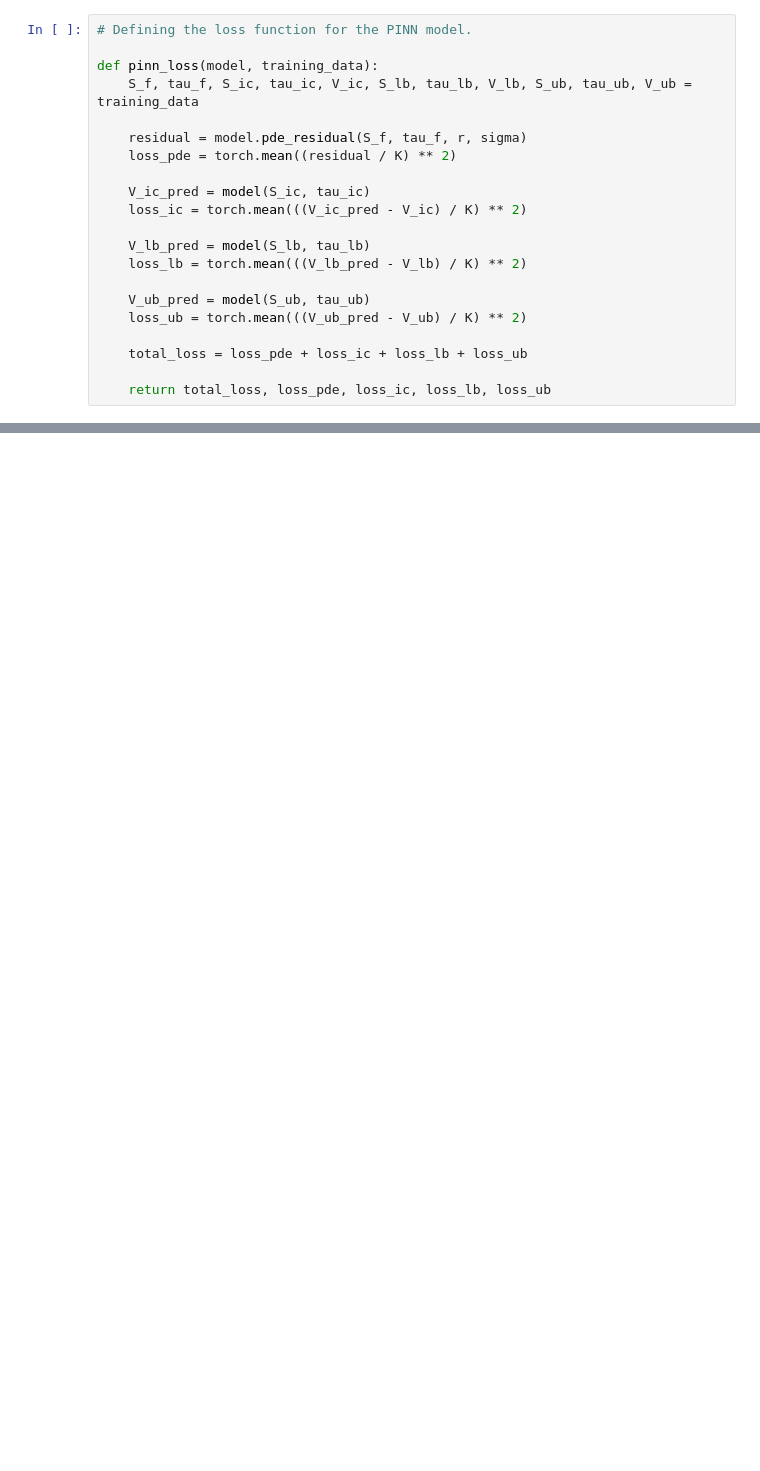
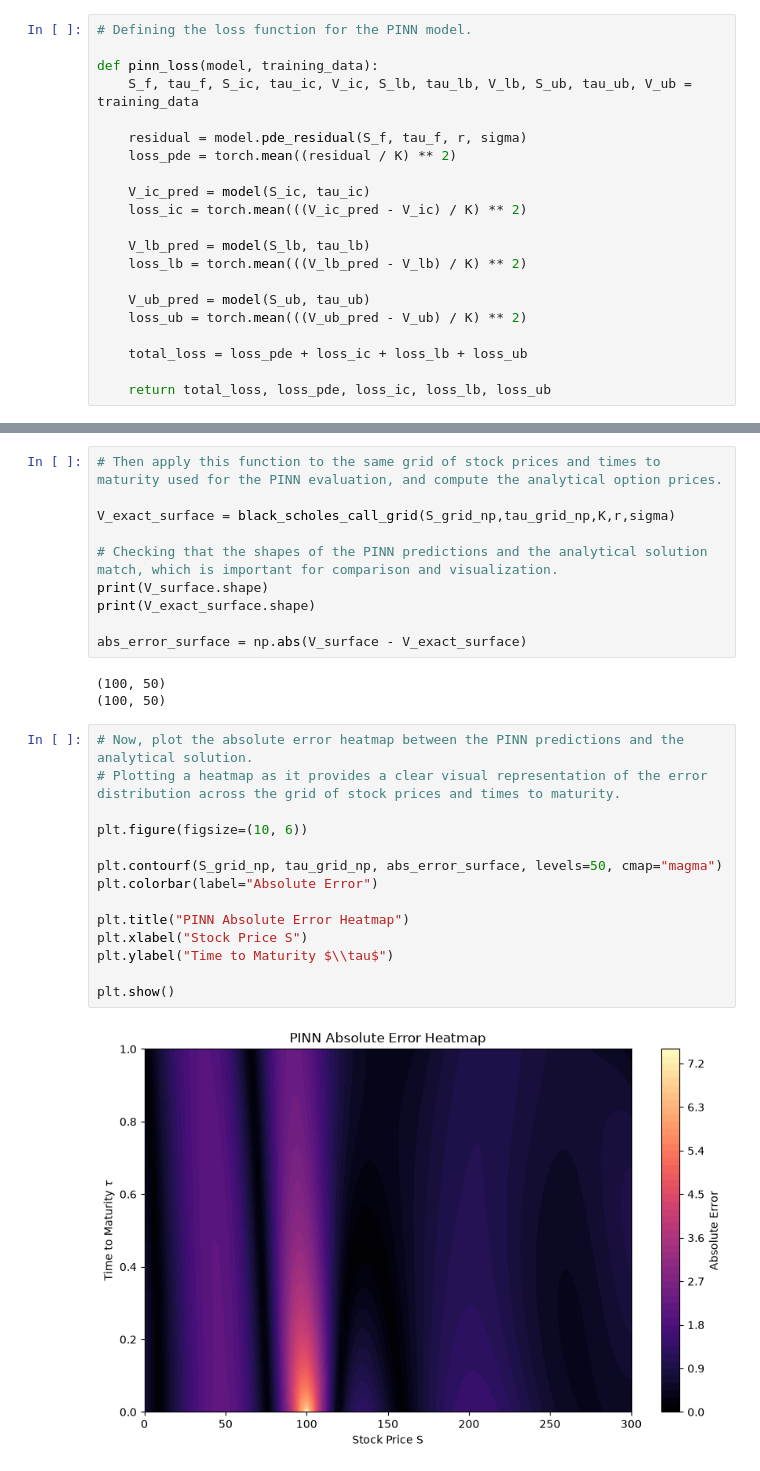
Before and after one commit to dylan-sinnott/black-scholes-pinn-pikan-benchmark, a Jupyter notebook: notebooks/pinn.ipynb, the cells around one changed output, grey strips where cells are left out. Cells and saved outputs as stored; diff of their text form; blank space fills up the shorter version.

```diff
--- a/notebooks/pinn.ipynb
+++ b/notebooks/pinn.ipynb
@@ -178,0 +265,29 @@ plt.show()
+# %%
+# Then apply this function to the same grid of stock prices and times to maturity used for the PINN evaluation, and compute the analytical option prices.
+
+V_exact_surface = black_scholes_call_grid(S_grid_np,tau_grid_np,K,r,sigma)
+
+# Checking that the shapes of the PINN predictions and the analytical solution match, which is important for comparison and visualization.
+print(V_surface.shape)
+print(V_exact_surface.shape)
+
+abs_error_surface = np.abs(V_surface - V_exact_surface)
+# %% [output]
+(100, 50)
+(100, 50)
+# %%
+# Now, plot the absolute error heatmap between the PINN predictions and the analytical solution.
+# Plotting a heatmap as it provides a clear visual representation of the error distribution across the grid of stock prices and times to maturity.
+
+plt.figure(figsize=(10, 6))
+
+plt.contourf(S_grid_np, tau_grid_np, abs_error_surface, levels=50, cmap="magma")
+plt.colorbar(label="Absolute Error")
+
+plt.title("PINN Absolute Error Heatmap")
+plt.xlabel("Stock Price S")
+plt.ylabel("Time to Maturity $\\tau$")
+
+plt.show()
+# %% [output]
+[figure, added]
```
Also changed, not shown: parts of 29 cells of this notebook, 1 other file.
